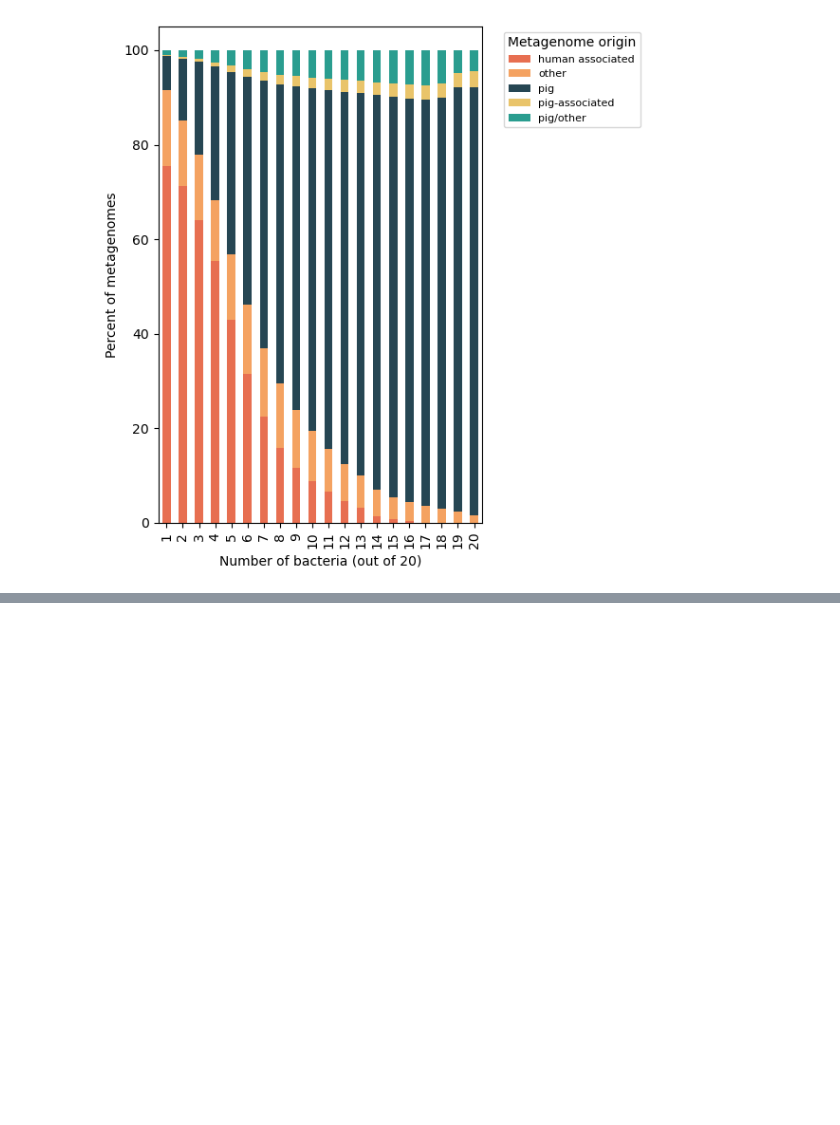
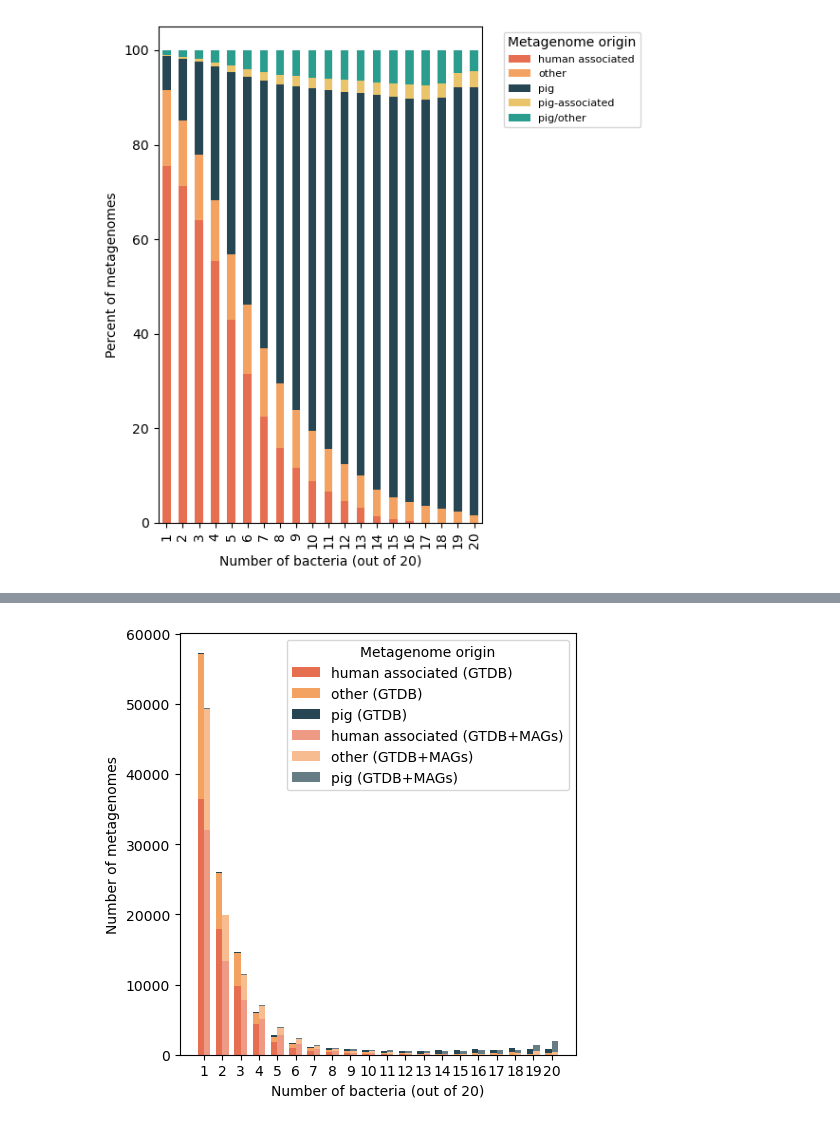
Before and after one commit to AnneliektH/2025-pig-corespp, a Jupyter notebook: workflow/notebooks/251111_process_bw.ipynb, the cells around one changed output, grey strips where cells are left out. Saved outputs shown, nothing was run; the diff lists cells and outputs as text; code cells hidden in the pictures; blank space fills up the shorter version.

```diff
--- a/workflow/notebooks/251111_process_bw.ipynb
+++ b/workflow/notebooks/251111_process_bw.ipynb
@@ -166,0 +228,5 @@ plot_cat_percent(df_cm_mancur)
+# %%
+# Plot GTDB and GTDB + MAGs side by side  (not cumulative)
+plot_cat_side_by_side(df_ind_gtdb, df_ind, colors)
+# %% [output]
+[figure, added]
```
Also changed, not shown: parts of 22 cells of this notebook.
